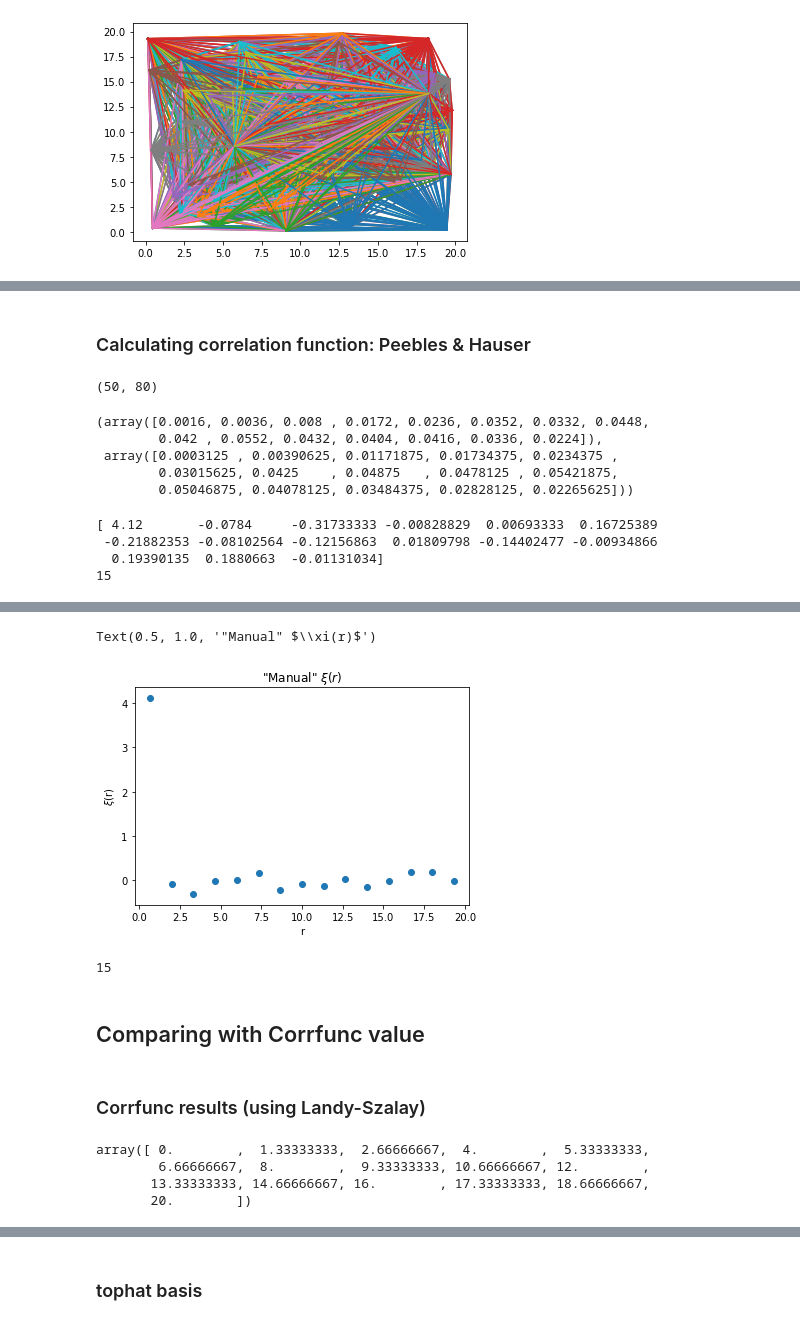
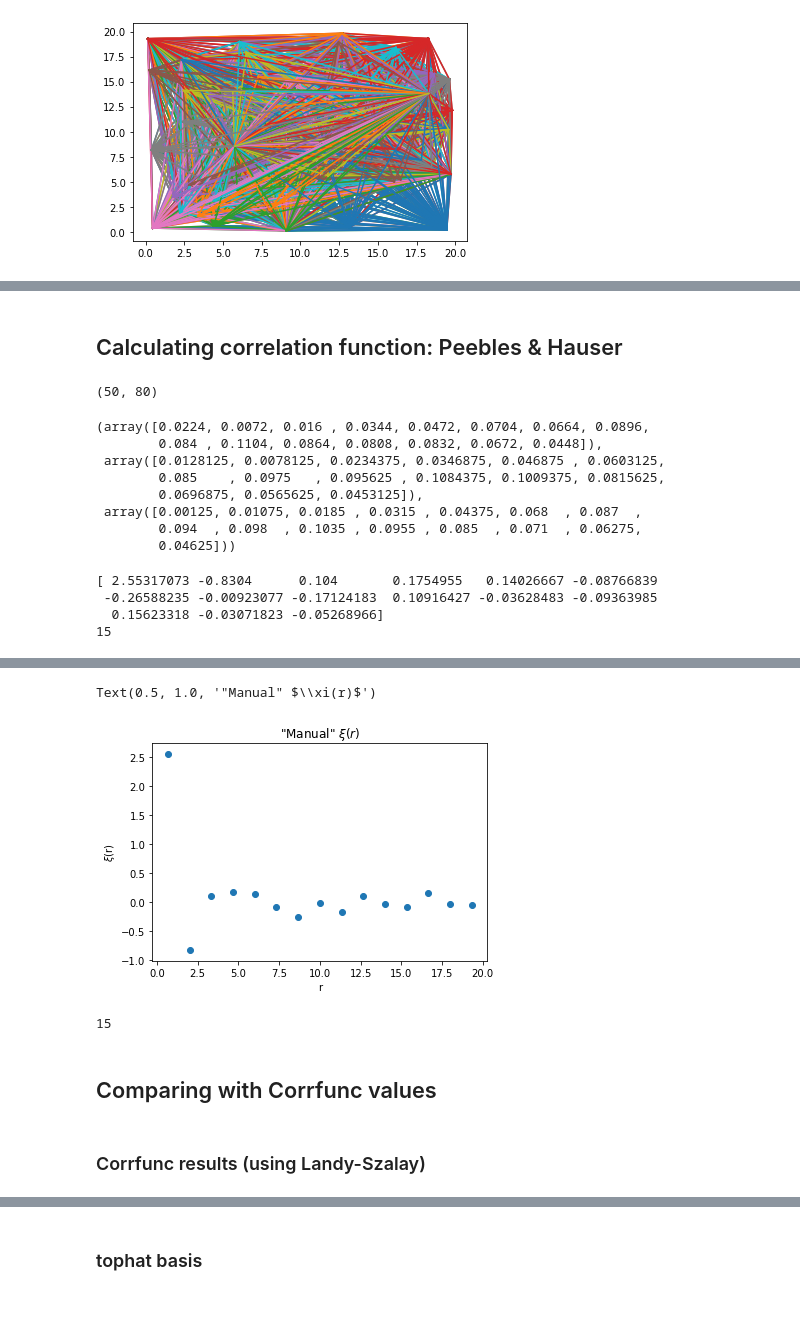
Before and after one commit to abbyw24/CFE_gradients, a Jupyter notebook: lss_data/aug21-demo-corr-func.ipynb, the cells around one changed output, grey strips where cells are left out. Drawn from its saved outputs; the diff is of its cells as text; code cells hidden in the pictures.

Commit message:
finished demo_corr_func
my manual estimator, the standard Corrfunc estimator and the tophat basis all line up!

```diff
--- a/lss_data/aug21-demo-corr-func.ipynb
+++ b/lss_data/aug21-demo-corr-func.ipynb
@@ -200,0 +141,7 @@ array([  2.,  25.,  75., 111., 150., 193., 272., 312., 306., 347., 323.,
+# %%
+distances_dr=[]
+for i in set1:
+    for j in set2:
+        d = np.sqrt((i[0]-j[0])**2 + (i[1]-j[1])**2 + (i[2]-j[2])**2)
+        distances_dr.append(d)
+        plt.plot([i[0],j[0]],[i[1],j[1]])
@@ -200,0 +153,3 @@ array([  2.,  25.,  75., 111., 150., 193., 272., 312., 306., 347., 323.,
+# %%
+DR, bins_dr, _ = plt.hist(distances_dr, bins=bin_edges)
+DR
@@ -201,3 +160,3 @@ array([  2.,  25.,  75., 111., 150., 193., 272., 312., 306., 347., 323.,
 # %% [markdown]
-### Calculating correlation function: Peebles & Hauser
+## Calculating correlation function: Peebles & Hauser
 # %%
@@ -209,10 +169,14 @@ nd, nr
 # %%
 DD_norm = DD/(nd*nd)
 RR_norm = RR/(nr*nr)
-DD_norm, RR_norm
+DR_norm = DR/(nd*nr)
+DD_norm, RR_norm, DR_norm
 # %% [output]
-(array([0.0016, 0.0036, 0.008 , 0.0172, 0.0236, 0.0352, 0.0332, 0.0448,
-        0.042 , 0.0552, 0.0432, 0.0404, 0.0416, 0.0336, 0.0224]),
- array([0.0003125 , 0.00390625, 0.01171875, 0.01734375, 0.0234375 ,
-        0.03015625, 0.0425    , 0.04875   , 0.0478125 , 0.05421875,
-        0.05046875, 0.04078125, 0.03484375, 0.02828125, 0.02265625]))
+(array([0.0224, 0.0072, 0.016 , 0.0344, 0.0472, 0.0704, 0.0664, 0.0896,
+        0.084 , 0.1104, 0.0864, 0.0808, 0.0832, 0.0672, 0.0448]),
+ array([0.0128125, 0.0078125, 0.0234375, 0.0346875, 0.046875 , 0.0603125,
+        0.085    , 0.0975   , 0.095625 , 0.1084375, 0.1009375, 0.0815625,
+        0.0696875, 0.0565625, 0.0453125]),
+ array([0.00125, 0.01075, 0.0185 , 0.0315 , 0.04375, 0.068  , 0.087  ,
+        0.094  , 0.098  , 0.1035 , 0.0955 , 0.085  , 0.071  , 0.06275,
+        0.04625]))
@@ -221,10 +183,12 @@ xi = (DD_norm/RR_norm)-1
+# %%
+xi_ls_man = (DD_norm-2*DR_norm+RR_norm)/RR_norm
 # %%
-print(xi)
-print(len(xi))
+print(xi_ls_man)
+print(len(xi_ls_man))
 # %% [output]
-[ 4.12       -0.0784     -0.31733333 -0.00828829  0.00693333  0.16725389
- -0.21882353 -0.08102564 -0.12156863  0.01809798 -0.14402477 -0.00934866
-  0.19390135  0.1880663  -0.01131034]
+[ 2.55317073 -0.8304      0.104       0.1754955   0.14026667 -0.08766839
+ -0.26588235 -0.00923077 -0.17124183  0.10916427 -0.03628483 -0.09363985
+  0.15623318 -0.03071823 -0.05268966]
 15
 # %%
 bins_avg=[]
@@ -249,26 +213,19 @@ bins_avg
  18.0,
  19.333333333333332]
 # %%
-plt.scatter(bins_avg,xi)
+plt.scatter(bins_avg,xi_ls_man)
 plt.xlabel(r'r')
 plt.ylabel(r'$\xi$(r)')
 plt.title(r'"Manual" $\xi(r)$')
 # %% [output]
 Text(0.5, 1.0, '"Manual" $\\xi(r)$')
-[figure, old version]
+[figure, new version]
 # %%
 len(bin_edges)-1
 # %% [output]
 15
 # %% [markdown]
-## Comparing with Corrfunc value
+## Comparing with Corrfunc values
 # %% [markdown]
 ### Corrfunc results (using Landy-Szalay)
-# %%
-bin_edges
-# %% [output]
-array([ 0.        ,  1.33333333,  2.66666667,  4.        ,  5.33333333,
-        6.66666667,  8.        ,  9.33333333, 10.66666667, 12.        ,
-       13.33333333, 14.66666667, 16.        , 17.33333333, 18.66666667,
-       20.        ])
 # %%
```
Also changed, not shown: parts of 42 cells of this notebook, 2 other files.
